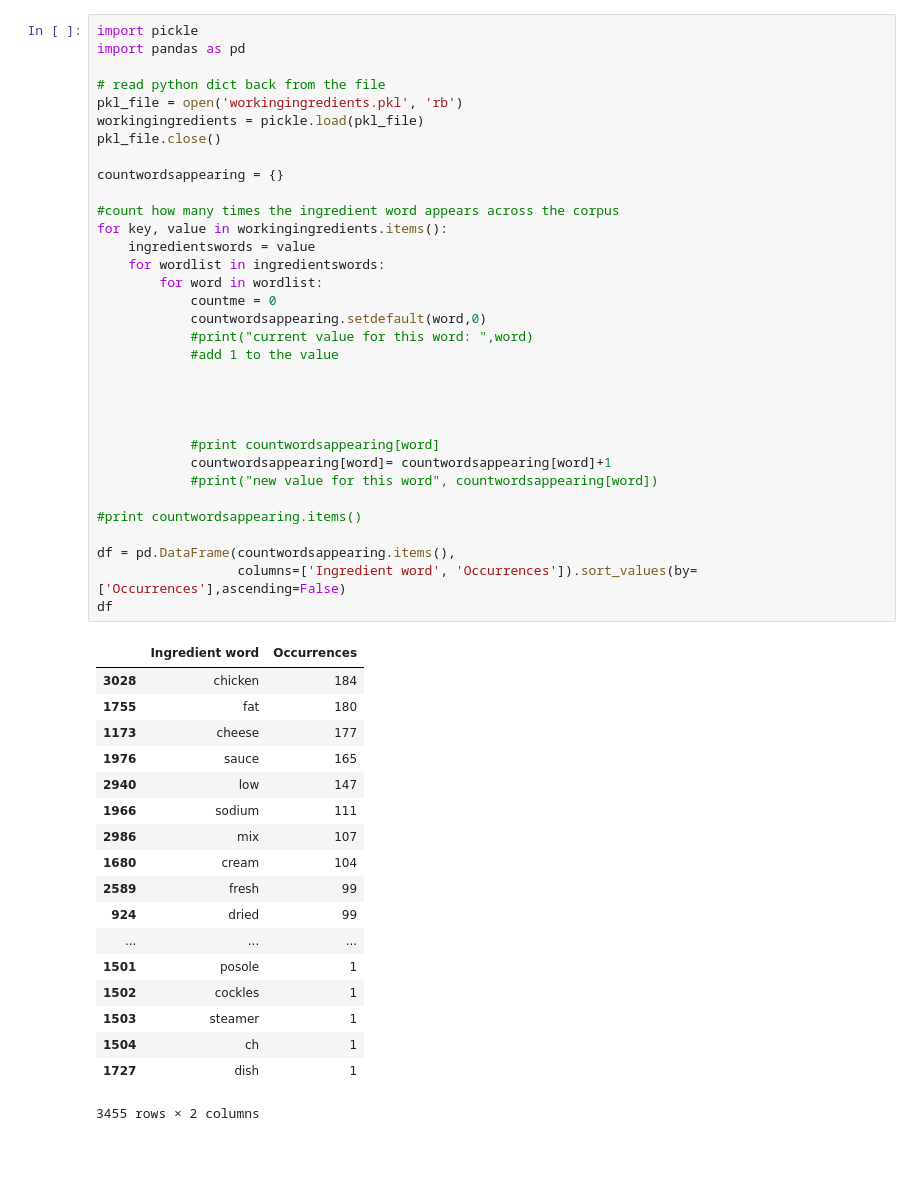
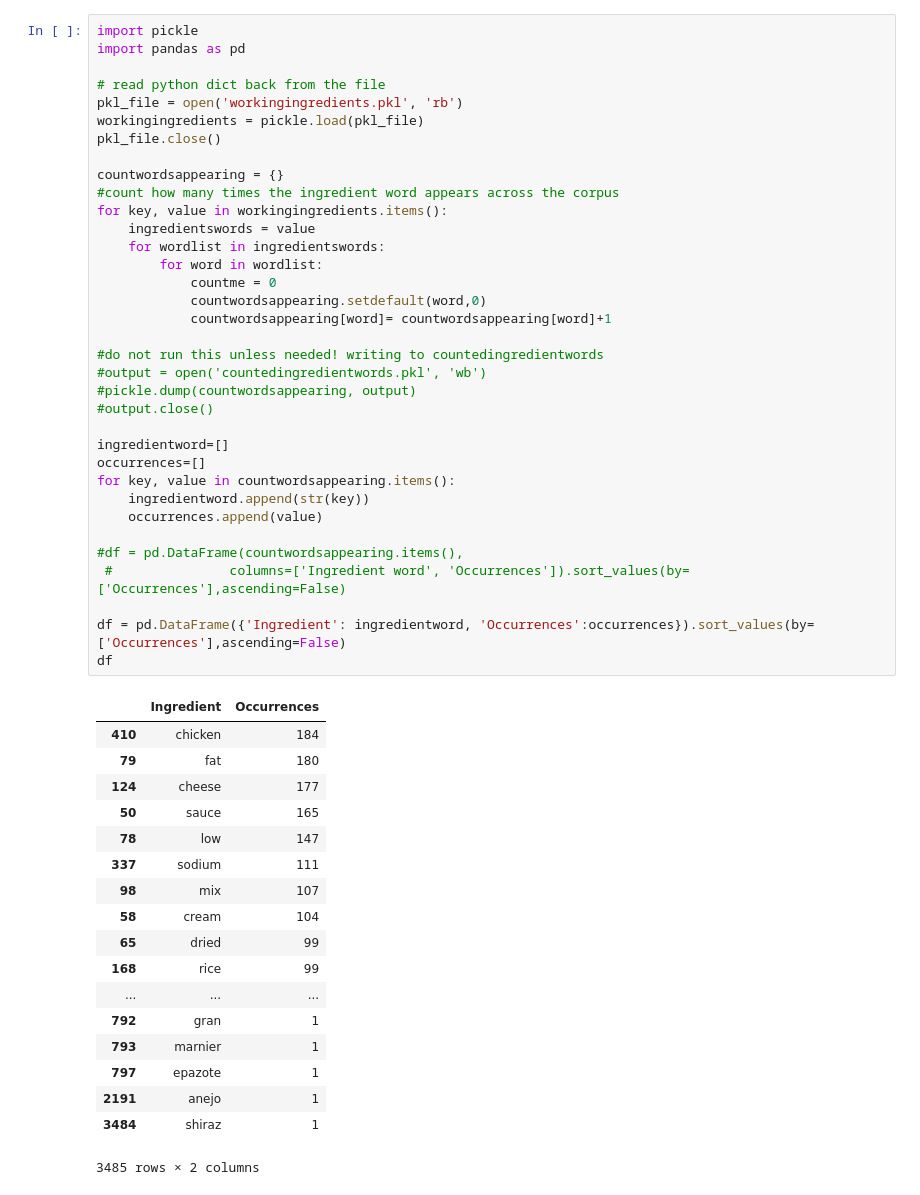
Before and after one commit to SinaSarparast/CPFSO, a Jupyter notebook: JupyterNotebook/ingredients_store.ipynb, the cells around one changed output. Saved outputs shown, nothing was run; the diff lists cells and outputs as text; blank space fills up the shorter version.

```diff
--- a/JupyterNotebook/ingredients_store.ipynb
+++ b/JupyterNotebook/ingredients_store.ipynb
@@ -54,52 +44,54 @@ This is breaking down each unique ingredient into separate words
 # %%
 import pickle
 import pandas as pd
 
 # read python dict back from the file
 pkl_file = open('workingingredients.pkl', 'rb')
 workingingredients = pickle.load(pkl_file)
 pkl_file.close()
 
 countwordsappearing = {}
-
 #count how many times the ingredient word appears across the corpus
 for key, value in workingingredients.items():
     ingredientswords = value
     for wordlist in ingredientswords:
         for word in wordlist:
             countme = 0
             countwordsappearing.setdefault(word,0)
-            #print("current value for this word: ",word)
-            #add 1 to the value
+            countwordsappearing[word]= countwordsappearing[word]+1
 
+#do not run this unless needed! writing to countedingredientwords
+#output = open('countedingredientwords.pkl', 'wb')
+#pickle.dump(countwordsappearing, output)
+#output.close()
 
+ingredientword=[]
+occurrences=[]
+for key, value in countwordsappearing.items():
+    ingredientword.append(str(key))
+    occurrences.append(value)
 
+#df = pd.DataFrame(countwordsappearing.items(),
+ #               columns=['Ingredient word', 'Occurrences']).sort_values(by=['Occurrences'],ascending=False)
 
-            #print countwordsappearing[word]
-            countwordsappearing[word]= countwordsappearing[word]+1
-            #print("new value for this word", countwordsappearing[word])
-
-#print countwordsappearing.items()
-
-df = pd.DataFrame(countwordsappearing.items(),
-                  columns=['Ingredient word', 'Occurrences']).sort_values(by=['Occurrences'],ascending=False)
+df = pd.DataFrame({'Ingredient': ingredientword, 'Occurrences':occurrences}).sort_values(by=['Occurrences'],ascending=False)
 df
 # %% [output]
-|  | Ingredient word | Occurrences |
-| 3028 | chicken | 184 |
-| 1755 | fat | 180 |
-| 1173 | cheese | 177 |
-| 1976 | sauce | 165 |
-| 2940 | low | 147 |
-| 1966 | sodium | 111 |
-| 2986 | mix | 107 |
-| 1680 | cream | 104 |
-| 2589 | fresh | 99 |
-| 924 | dried | 99 |
+|  | Ingredient | Occurrences |
+| 410 | chicken | 184 |
+| 79 | fat | 180 |
+| 124 | cheese | 177 |
+| 50 | sauce | 165 |
+| 78 | low | 147 |
+| 337 | sodium | 111 |
+| 98 | mix | 107 |
+| 58 | cream | 104 |
+| 65 | dried | 99 |
+| 168 | rice | 99 |
 | ... | ... | ... |
-| 1501 | posole | 1 |
-| 1502 | cockles | 1 |
-| 1503 | steamer | 1 |
-| 1504 | ch | 1 |
-| 1727 | dish | 1 |
+| 792 | gran | 1 |
+| 793 | marnier | 1 |
+| 797 | epazote | 1 |
+| 2191 | anejo | 1 |
+| 3484 | shiraz | 1 |
-3455 rows × 2 columns
+3485 rows × 2 columns
```
Also changed, not shown: parts of 3 cells of this notebook, 4 other files.
